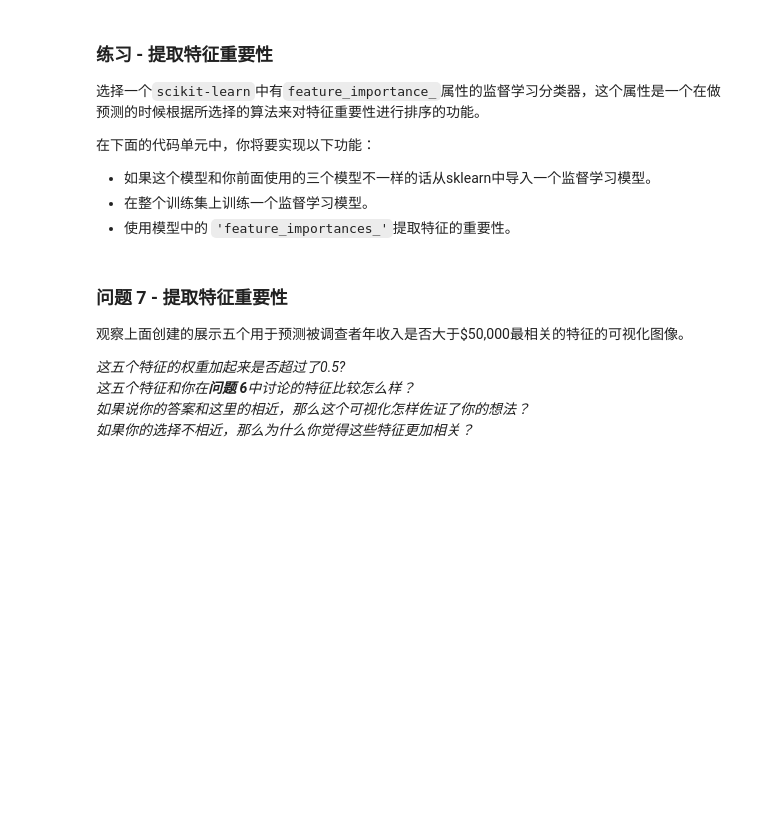
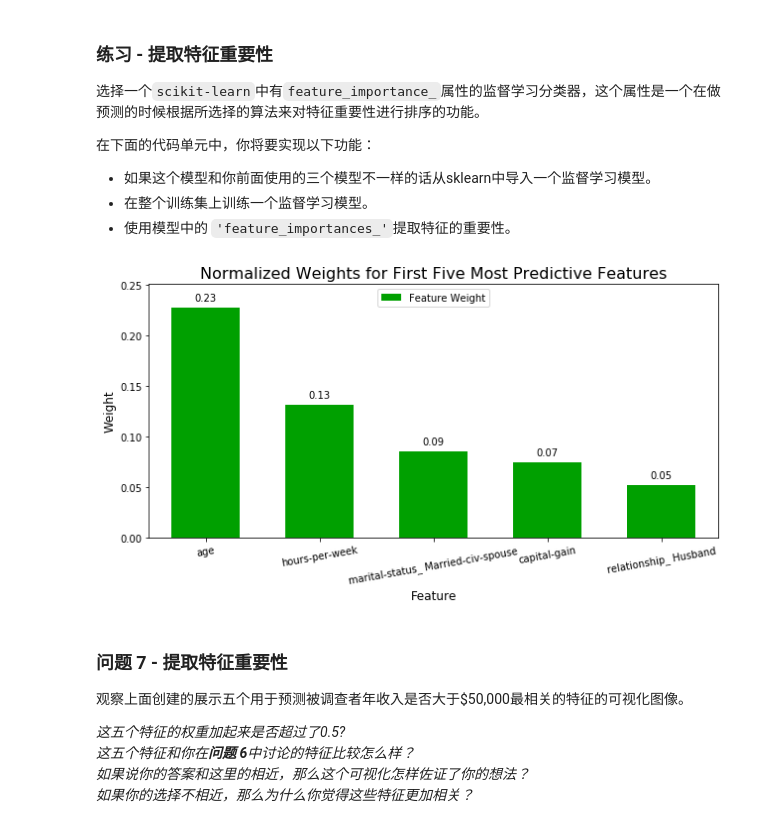
Before and after one commit to meizeidexzh/machinelearning-1, a Jupyter notebook: finding_donors/finding_donors.ipynb, the cells around one changed output. Saved outputs shown, nothing was run; the diff lists cells and outputs as text; code cells hidden in the pictures; blank space fills up the shorter version.

```diff
--- a/finding_donors/finding_donors.ipynb
+++ b/finding_donors/finding_donors.ipynb
@@ -437,21 +462,25 @@ vs.evaluate(results, accuracy, fscore)
 **注意：** 取决于你选择的参数列表，下面实现的代码可能需要花一些时间运行！
 # %%
 # TODO：导入'GridSearchCV', 'make_scorer'和其他一些需要的库
-
+from sklearn.model_selection import GridSearchCV
+from sklearn.metrics import make_scorer
+from sklearn.metrics import fbeta_score
+from sklearn.linear_model import LogisticRegression
+from sklearn.tree import DecisionTreeClassifier
 # TODO：初始化分类器
-clf = None
+clf = DecisionTreeClassifier()
 
 # TODO：创建你希望调节的参数列表
-parameters = None
+parameters = {}
 
 # TODO：创建一个fbeta_score打分对象
-scorer = None
+scorer = make_scorer(fbeta_score,beta=0.5)
 
 # TODO：在分类器上使用网格搜索，使用'scorer'作为评价函数
-grid_obj = None
+grid_obj = GridSearchCV(clf, parameters)
 
 # TODO：用训练数据拟合网格搜索对象并找到最佳参数
-
+grid_obj.fit(X_train,y_train)
 # 得到estimator
 best_clf = grid_obj.best_estimator_
 
@@ -462,7 +491,7 @@ best_predictions = best_clf.predict(X_val)
 # 汇报调参前和调参后的分数
 print "Unoptimized model\n------"
 print "Accuracy score on validation data: {:.4f}".format(accuracy_score(y_val, predictions))
-print "F-score on validation data: {:.4f}".format(fbeta_score(y_val, predictions, beta = 0.5))
+print "F-score on validation data: {:.4f}".format(fbeta_score(y_val, predictions, average='micro',beta = 0.5))
 print "\nOptimized Model\n------"
 print "Final accuracy score on the validation data: {:.4f}".format(accuracy_score(y_val, best_predictions))
-print "Final F-score on the validation data: {:.4f}".format(fbeta_score(y_val, best_predictions, beta = 0.5))
+print "Final F-score on the validation data: {:.4f}".format(fbeta_score(y_val, best_predictions, average='micro',beta = 0.5))
@@ -510,15 +549,18 @@ _在这十三个记录中，你认为哪五个特征对于预测是最重要的
  - 使用模型中的 `'feature_importances_'`提取特征的重要性。
 # %%
 # TODO：导入一个有'feature_importances_'的监督学习模型
+from sklearn.ensemble import ExtraTreesClassifier
 
 # TODO：在训练集上训练一个监督学习模型
-model = None
-
+model = ExtraTreesClassifier()
+model.fit(X_train, y_train)
 # TODO： 提取特征重要性
-importances = None
+importances = model.feature_importances_
 
 # 绘图
 vs.feature_plot(importances, X_train, y_train)
+# %% [output]
+[figure, added]
 # %% [markdown]
 ### 问题 7 - 提取特征重要性
 观察上面创建的展示五个用于预测被调查者年收入是否大于\$50,000最相关的特征的可视化图像。
```
Also changed, not shown: parts of 11 cells of this notebook.
